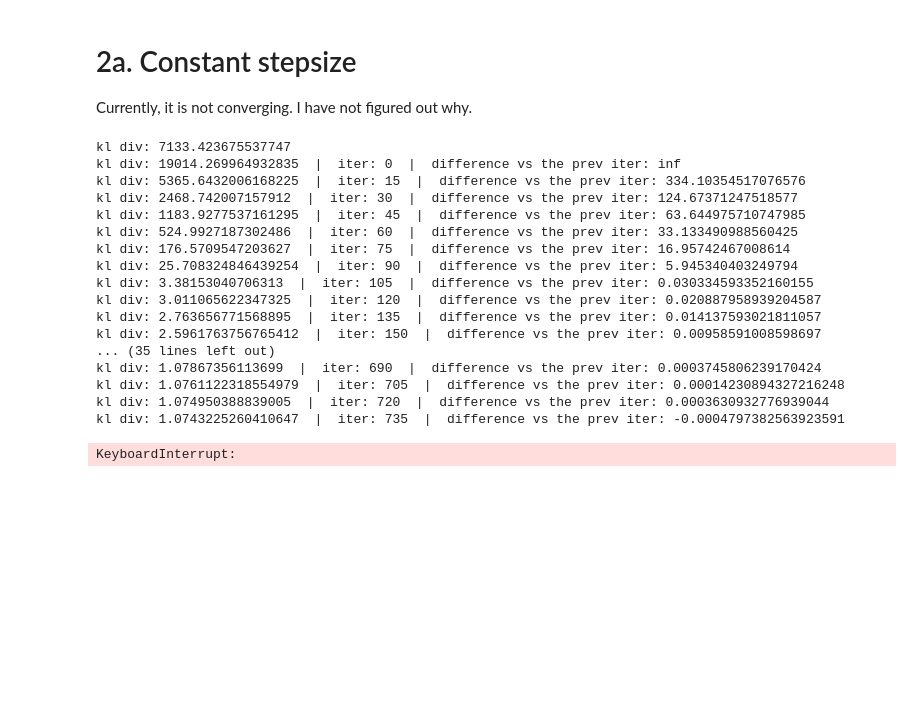
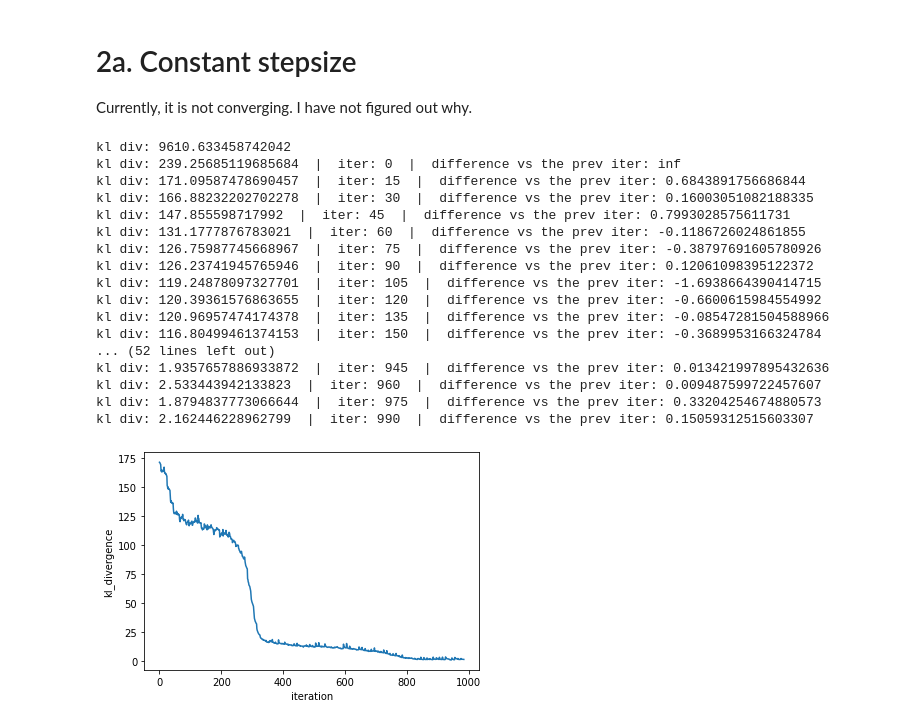
Before and after one commit to nguyen-thanh05/DyanamicallyUpdated-Expectation-Maximization-Algorithm, a Jupyter notebook: DynamicallyUpdated_EM.ipynb, the cells around one changed output. Saved outputs shown, nothing was run; the diff lists cells and outputs as text; code cells hidden in the pictures; blank space fills up the shorter version.

```diff
--- a/DynamicallyUpdated_EM.ipynb
+++ b/DynamicallyUpdated_EM.ipynb
@@ -269,7 +270,7 @@ def dynamicEM():
     prev_divergence = math.inf
 
 
-    while True:#prev_divergence - KL_divergence > 0.0001 and KL_divergence > 0:
+    while counter < 1000:#prev_divergence - KL_divergence > 0.0001 and KL_divergence > 0:
 
         # This is the old implementation using python loops. I need to redo this part in numpy to optimise bc it takes too much time.
         """for i in range(n):
@@ -280,9 +281,12 @@ def dynamicEM():
             denominator_sum = np.sum(probability_matrix[i, :])
 
             probability_matrix[i, :] = probability_matrix[i, :] / denominator_sum"""
+        if counter < 10:
+            batch_data = data
+        else:
+            batch_data = np.random.choice(data, size = (10000, ), replace = False)
 
-        index = counter % 1000
-        probability_matrix = calculate_p_matrix(data[index:(index + 1) * 1000], predicted_mean_dynamic, predicted_variance_dynamic, predicted_weights_dynamic)
+        probability_matrix = calculate_p_matrix(batch_data, predicted_mean_dynamic, predicted_variance_dynamic, predicted_weights_dynamic)
         # Normalise
         probability_matrix = probability_matrix / np.sum(probability_matrix, axis = 1, keepdims=True)
 
@@ -293,15 +297,27 @@ def dynamicEM():
         normalised_p_matrix = probability_matrix / np.sum(probability_matrix, axis = 0, keepdims=True)
 
 
-        # Maximisation step
-        predicted_weights_dynamic = (1/n) * np.sum(probability_matrix, axis = 0)
+        if counter < 10 or counter % 10 == 0:
 
-        mean_matrix = (data[index:(index + 1) * 1000] * normalised_p_matrix.T).T
-        predicted_mean_dynamic = np.sum(mean_matrix, axis = 0)
+            # Maximisation step
+            predicted_weights_dynamic = (1/len(batch_data)) * np.sum(probability_matrix, axis = 0)
 
-        predicted_variance_dynamic = np.sum(np.multiply(np.power(np.tile(data[index:(index + 1) * 1000], (k, 1)).T - predicted_mean_dynamic, 2), normalised_p_matrix), axis = 0)
+            mean_matrix = (batch_data * normalised_p_matrix.T).T
+            predicted_mean_dynamic = np.sum(mean_matrix, axis = 0)
 
+            predicted_variance_dynamic = np.sum(np.multiply(np.power(np.tile(batch_data, (k, 1)).T - predicted_mean_dynamic, 2), normalised_p_matrix), axis = 0)
+        else:
+            predicted_weights_dynamic += ((1/len(batch_data)) * np.sum(probability_matrix, axis = 0) - predicted_weights_dynamic) / ((counter % 10) + 1)
 
+            mean_matrix = (batch_data * normalised_p_matrix.T).T
+
+            predicted_mean_dynamic += (np.sum(mean_matrix, axis = 0) - predicted_mean_dynamic) / ((counter % 10) + 1)
+            #0.01 * 2 *(predicted_mean_dynamic - np.sum(mean_matrix, axis = 0))
+            predicted_variance_dynamic += (np.sum(np.multiply(np.power(np.tile(batch_data, (k, 1)).T - predicted_mean_dynamic, 2), normalised_p_matrix), axis = 0) - predicted_variance_dynamic) / ((counter % 10) + 1)
+            #0.01 * 2 * (predicted_variance_dynamic - np.sum(np.multiply(np.power(np.tile(batch_data, (k, 1)).T - predicted_mean_dynamic, 2), normalised_p_matrix), axis = 0))
+            #0.00001 * (np.sum(probability_matrix, axis = 0) / predicted_variance_dynamic + 3* np.sum(np.multiply(np.power(np.tile(batch_data, (k, 1)).T - predicted_mean_dynamic, 2), probability_matrix), axis = 0)/np.power(predicted_variance_dynamic, 2))
+
+        #print("mean:", predicted_mean_dynamic, " |  variance:", predicted_variance_dynamic, " |  weights:", predicted_weights_dynamic)
         diff = prev_divergence - KL_divergence
         prev_divergence = KL_divergence
         KL_divergence = KL_div(predicted_mean_dynamic, predicted_variance_dynamic, predicted_weights_dynamic)
@@ -316,21 +332,27 @@ def dynamicEM():
 
 divergence_plot = dynamicEM()
 # %% [output]
-kl div: 7133.423675537747
-kl div: 19014.269964932835  |  iter: 0  |  difference vs the prev iter: inf
-kl div: 5365.6432006168225  |  iter: 15  |  difference vs the prev iter: 334.10354517076576
-kl div: 2468.742007157912  |  iter: 30  |  difference vs the prev iter: 124.67371247518577
-kl div: 1183.9277537161295  |  iter: 45  |  difference vs the prev iter: 63.644975710747985
-kl div: 524.9927187302486  |  iter: 60  |  difference vs the prev iter: 33.133490988560425
-kl div: 176.5709547203627  |  iter: 75  |  difference vs the prev iter: 16.95742467008614
-kl div: 25.708324846439254  |  iter: 90  |  difference vs the prev iter: 5.945340403249794
-kl div: 3.38153040706313  |  iter: 105  |  difference vs the prev iter: 0.030334593352160155
-kl div: 3.011065622347325  |  iter: 120  |  difference vs the prev iter: 0.020887958939204587
-kl div: 2.763656771568895  |  iter: 135  |  difference vs the prev iter: 0.014137593021811057
-kl div: 2.5961763756765412  |  iter: 150  |  difference vs the prev iter: 0.00958591008598697
-... (35 lines left out)
-kl div: 1.07867356113699  |  iter: 690  |  difference vs the prev iter: 0.0003745806239170424
-kl div: 1.0761122318554979  |  iter: 705  |  difference vs the prev iter: 0.00014230894327216248
-kl div: 1.074950388839005  |  iter: 720  |  difference vs the prev iter: 0.0003630932776939044
-kl div: 1.0743225260410647  |  iter: 735  |  difference vs the prev iter: -0.0004797382563923591
+kl div: 9610.633458742042
+kl div: 239.25685119685684  |  iter: 0  |  difference vs the prev iter: inf
+kl div: 171.09587478690457  |  iter: 15  |  difference vs the prev iter: 0.6843891756686844
+kl div: 166.88232202702278  |  iter: 30  |  difference vs the prev iter: 0.16003051082188335
+kl div: 147.855598717992  |  iter: 45  |  difference vs the prev iter: 0.7993028575611731
+kl div: 131.1777876783021  |  iter: 60  |  difference vs the prev iter: -0.1186726024861855
+kl div: 126.75987745668967  |  iter: 75  |  difference vs the prev iter: -0.38797691605780926
+kl div: 126.23741945765946  |  iter: 90  |  difference vs the prev iter: 0.12061098395122372
+kl div: 119.24878097327701  |  iter: 105  |  difference vs the prev iter: -1.6938664390414715
+kl div: 120.39361576863655  |  iter: 120  |  difference vs the prev iter: -0.6600615984554992
+kl div: 120.96957474174378  |  iter: 135  |  difference vs the prev iter: -0.08547281504588966
+kl div: 116.80499461374153  |  iter: 150  |  difference vs the prev iter: -0.3689953166324784
+... (52 lines left out)
+kl div: 1.9357657886933872  |  iter: 945  |  difference vs the prev iter: 0.013421997895432636
+kl div: 2.533443942133823  |  iter: 960  |  difference vs the prev iter: 0.009487599722457607
+kl div: 1.8794837773066644  |  iter: 975  |  difference vs the prev iter: 0.33204254674880573
+kl div: 2.162446228962799  |  iter: 990  |  difference vs the prev iter: 0.15059312515603307
-KeyboardInterrupt:
+# %%
+plt.plot([i for i in range(len(divergence_plot[15:]))], divergence_plot[15:])
+plt.xlabel("iteration")
+plt.ylabel("kl_divergence")
+plt.show()
+# %% [output]
+[figure, added]
```
Also changed, not shown: parts of 10 cells of this notebook.
